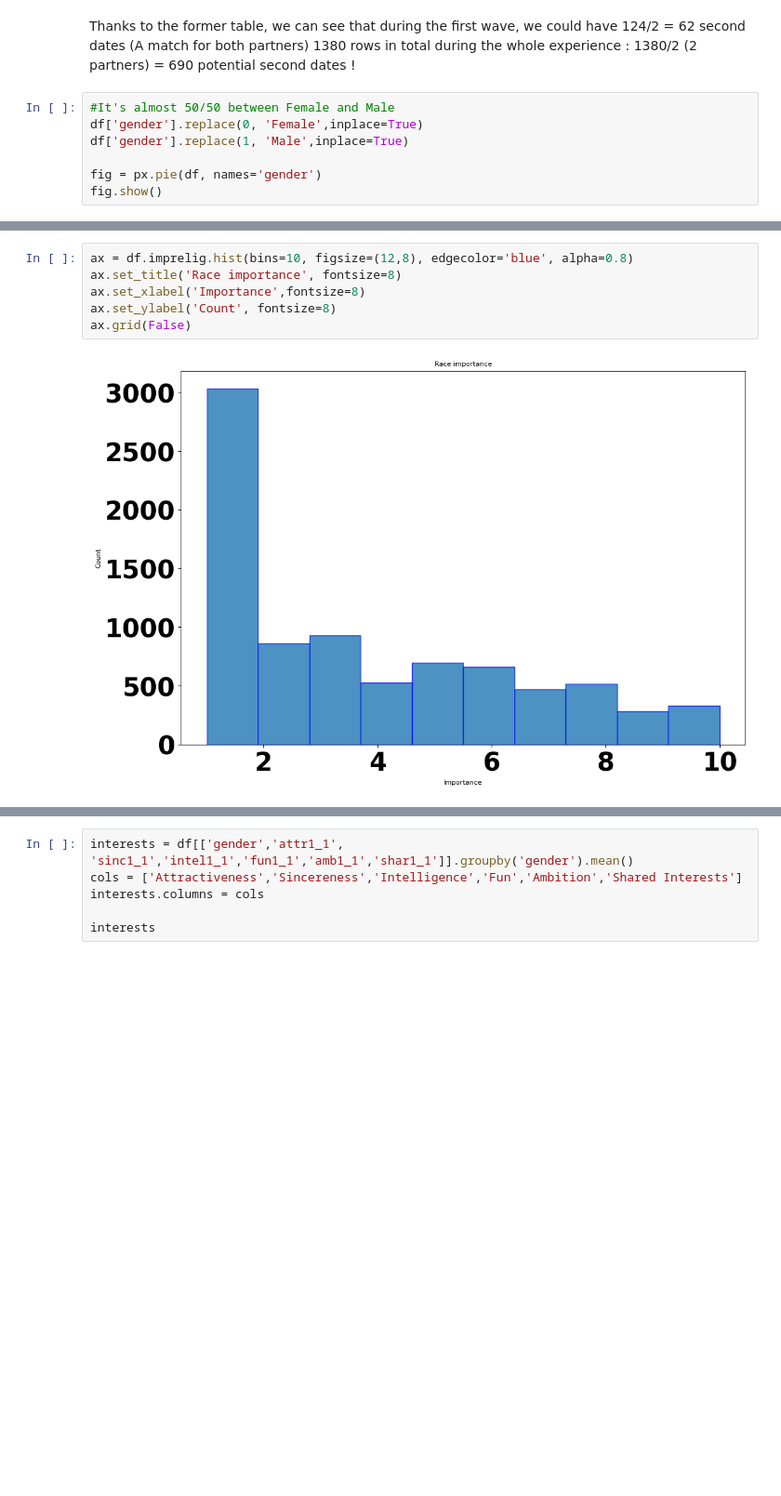
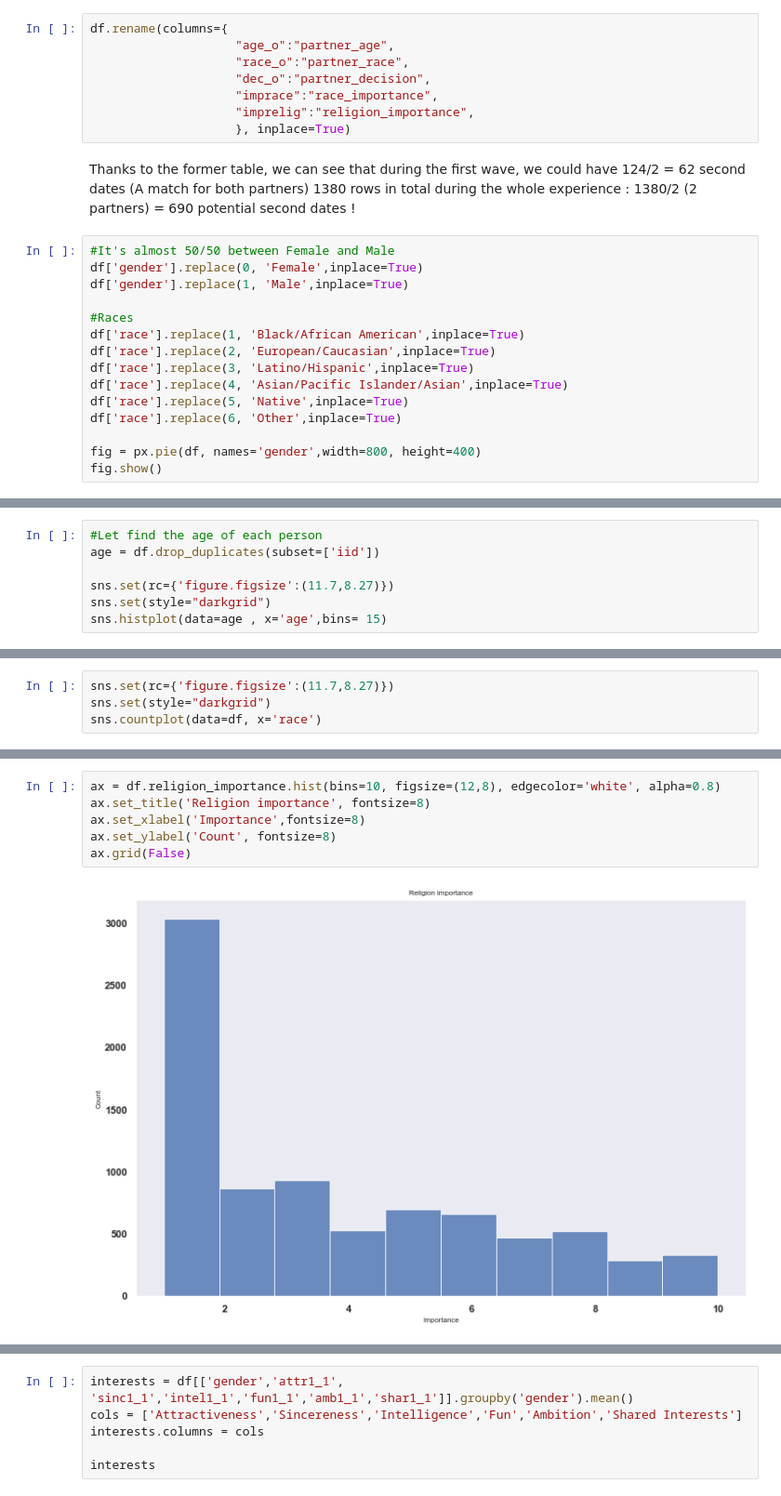
Before and after one commit to dafrd/speed-dating, a Jupyter notebook: analyze.ipynb, the cells around one changed output, grey strips where cells are left out. Shown: that part at 93% size. Drawn from its saved outputs; the diff is of its cells as text; blank space fills up the shorter version.

```diff
--- a/analyze.ipynb
+++ b/analyze.ipynb
@@ -155,3 +123,11 @@ Name: match, dtype: int64
+# %%
+df.rename(columns={
+                    "age_o":"partner_age",
+                    "race_o":"partner_race",
+                    "dec_o":"partner_decision",
+                    "imprace":"race_importance",
+                    "imprelig":"religion_importance",
+                    }, inplace=True)
 # %% [markdown]
 Thanks to the former table, we can see that during the first wave, we could have 124/2 = 62 second dates (A match for both partners)
 1380 rows in total during the whole experience : 1380/2 (2 partners) = 690 potential second dates !
@@ -160,5 +136,13 @@ Thanks to the former table, we can see that during the first wave, we could have
 df['gender'].replace(0, 'Female',inplace=True)
 df['gender'].replace(1, 'Male',inplace=True)
 
-fig = px.pie(df, names='gender')
+#Races
+df['race'].replace(1, 'Black/African American',inplace=True)
+df['race'].replace(2, 'European/Caucasian',inplace=True)
+df['race'].replace(3, 'Latino/Hispanic',inplace=True)
+df['race'].replace(4, 'Asian/Pacific Islander/Asian',inplace=True)
+df['race'].replace(5, 'Native',inplace=True)
+df['race'].replace(6, 'Other',inplace=True)
+
+fig = px.pie(df, names='gender',width=800, height=400)
 fig.show()
@@ -168,0 +151,7 @@ fig2.show()
+# %%
+#Let find the age of each person
+age = df.drop_duplicates(subset=['iid'])
+
+sns.set(rc={'figure.figsize':(11.7,8.27)})
+sns.set(style="darkgrid")
+sns.histplot(data=age , x='age',bins= 15)
@@ -168,0 +161,4 @@ fig2.show()
+# %%
+sns.set(rc={'figure.figsize':(11.7,8.27)})
+sns.set(style="darkgrid")
+sns.countplot(data=df, x='race')
@@ -177,11 +180,11 @@ ax.grid(False)
 # %%
-ax = df.imprelig.hist(bins=10, figsize=(12,8), edgecolor='blue', alpha=0.8)
-ax.set_title('Race importance', fontsize=8)
+ax = df.religion_importance.hist(bins=10, figsize=(12,8), edgecolor='white', alpha=0.8)
+ax.set_title('Religion importance', fontsize=8)
 ax.set_xlabel('Importance',fontsize=8)
 ax.set_ylabel('Count', fontsize=8)
 ax.grid(False)
 # %% [output]
-[figure, old version]
+[figure, new version]
 # %%
 #Split now the dataframe per gender
 
```
Also changed, not shown: parts of 28 cells of this notebook.
